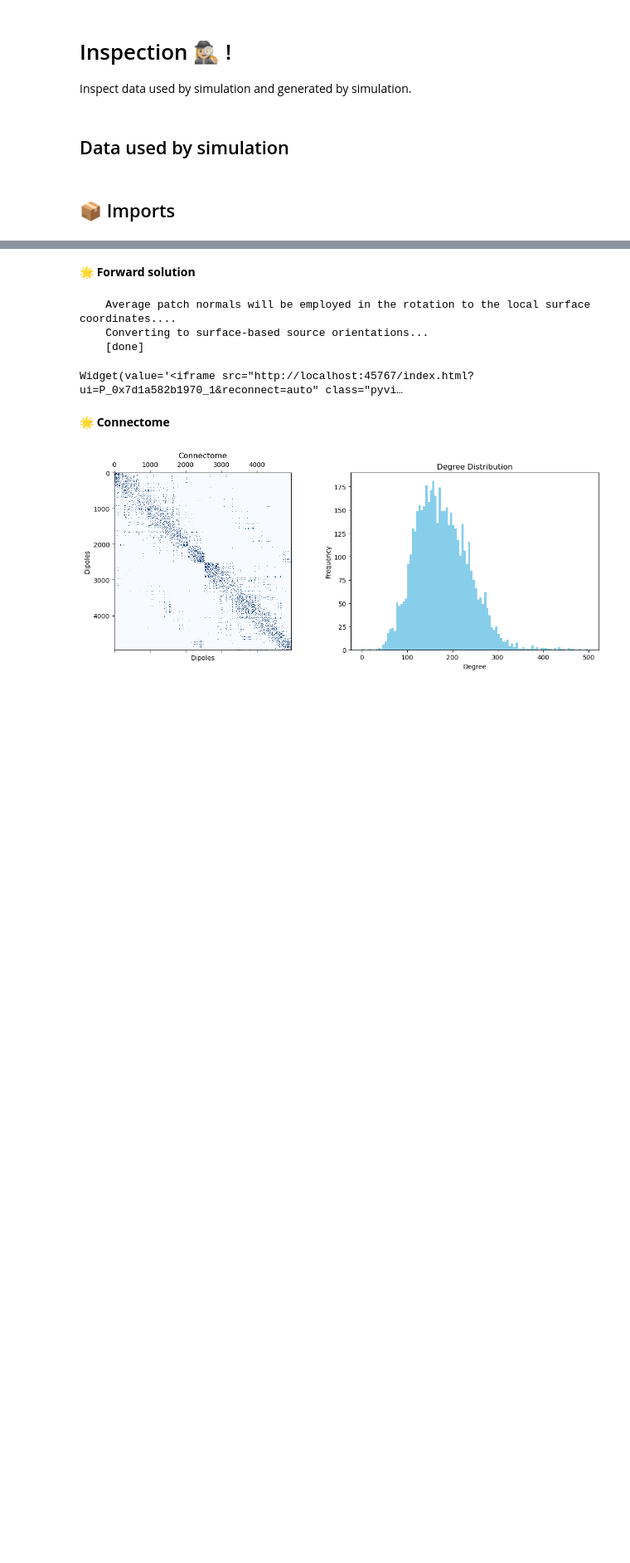
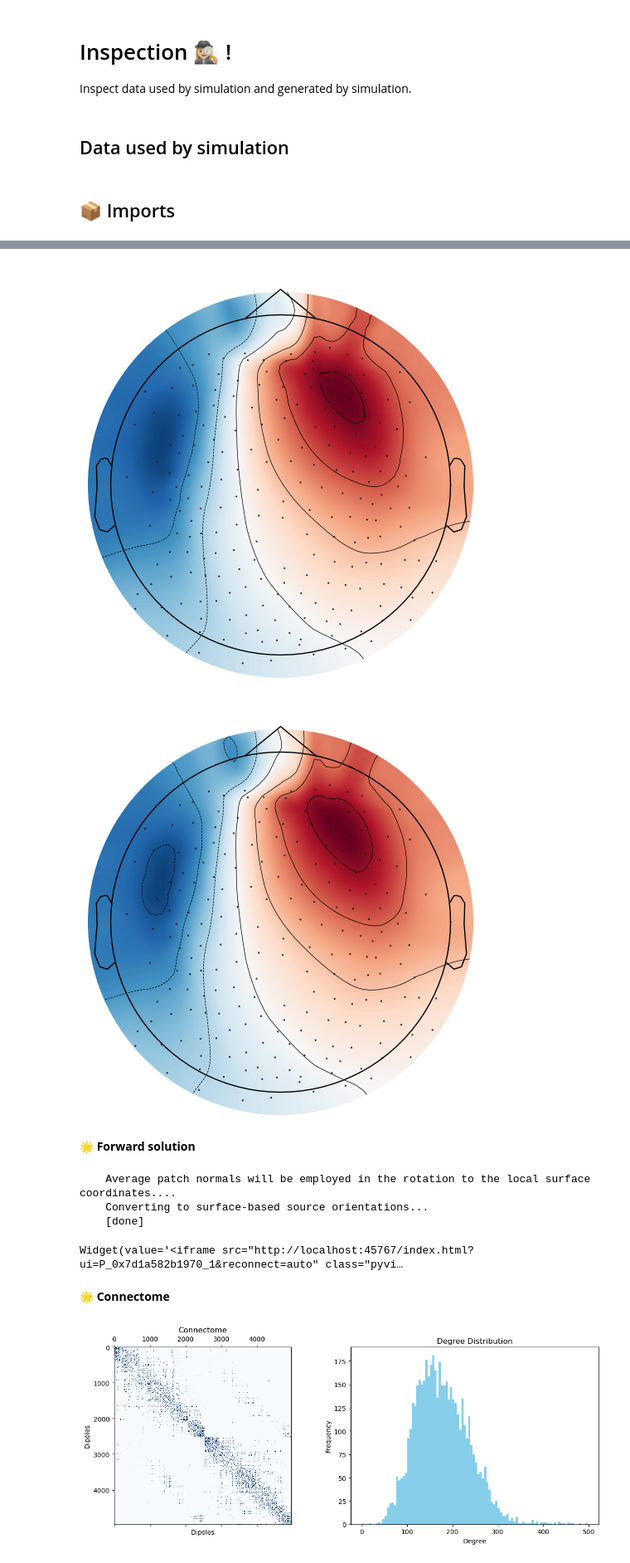
Before and after one commit to NinoHerve/mindmap, a Jupyter notebook: simulations/inspect_data.ipynb, the cells around one changed output, grey strips where cells are left out. Shown at 83% size. Drawn from its saved outputs; the diff is of its cells as text; code cells hidden in the pictures; blank space fills up the shorter version.

```diff
--- a/simulations/inspect_data.ipynb
+++ b/simulations/inspect_data.ipynb
@@ -37,7 +39,7 @@ config = mm.io.read_config("../configurations/simf.yml")
 sub    = config["SUBS"][sub]
 
 # data
-data  = mm.io.read_dataset(sub, "eeg", "fwd", "sc", "parc", "cras", "white", "bem", "cst", "ctx")
+data  = mm.io.read_dataset(sub, "eeg", "fwd", "fwd-sim", "sc", "parc", "cras", "hmodel", "hmodel-sim", "cst", "ctx")
 # %% [output]
 Coregistered EEG found
 DATA SUMMARY
@@ -56 +59,16 @@ Retrieved objects:
 Missing objects:
+# %%
+import numpy as np
+import pyvista as pv
+
+import mne
+from mne.datasets import fetch_fsaverage
+from pathlib import Path
+
+fs_dir = fetch_fsaverage(verbose=True)
+subjects_dir = fs_dir.parent
+
+subject = "fsaverage"
+ftrans = Path(mne.__file__).parent / "data" / "fsaverage" / "fsaverage-trans.fif"
+fsrc   = fs_dir / "bem" / "fsaverage-ico-5-src.fif"
+fbem   = fs_dir / "bem" / "fsaverage-5120-5120-5120-bem-sol.fif"
@@ -57,3 +137,39 @@ Missing objects:
+# %%
+################## Parameters ##################
+# dipole
+dipole = "random"
+#################################################
+
+# source position (same for fwd and fwd-sim)
+src = mm.utils.get_src_position(data["fwd"]["src"])     # same source space for both
+
+# fix orientation forward matrix
+fwd = mne.convert_forward_solution(data["fwd"], force_fixed=True, verbose="warning")
+fwd = fwd["sol"]["data"].astype("float64")
+
+fwd_sim = mne.convert_forward_solution(data["fwd-sim"], force_fixed=True, verbose="warning")
+fwd_sim = fwd_sim["sol"]["data"].astype("float64")
+
+# select EEG topograph
+if dipole == "random":
+    dipole   = np.random.randint(0, len(src))
+
+else:
+    labels = np.array(data["parc"].label_points(src*1000+data["cras"]))
+    if np.sum(labels==dipole) > 0:
+        dipole = np.random.choice(np.where(labels == dipole)[0])
+    else:
+        raise ValueError("Could not find brain region")
+
+topo = fwd[:, dipole]
+topo_sim = fwd_sim[:, dipole]
+
+# plot EEG topographic map
+plot = mne.viz.plot_topomap(topo, data["eeg"].info, size=5)
+plot = mne.viz.plot_topomap(topo_sim, data["eeg"].info, size=5)
+# %% [output]
+[figure, added]
+[figure, added]
 # %% [markdown]
 🌟 **Forward solution**
 # %%
```
Also changed, not shown: parts of 7 cells of this notebook, 33 other files.
